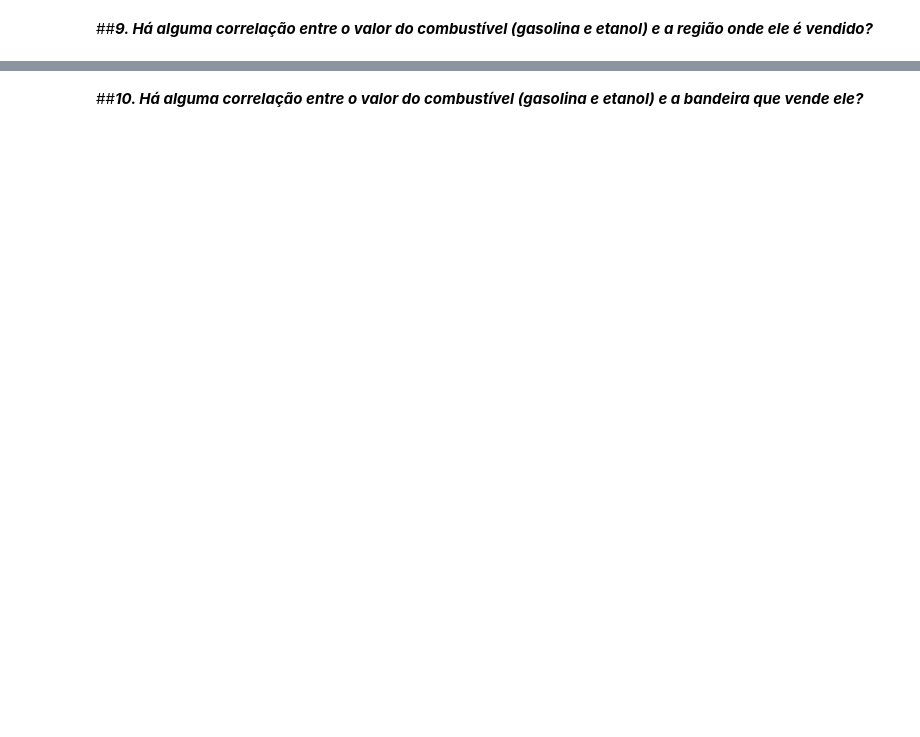
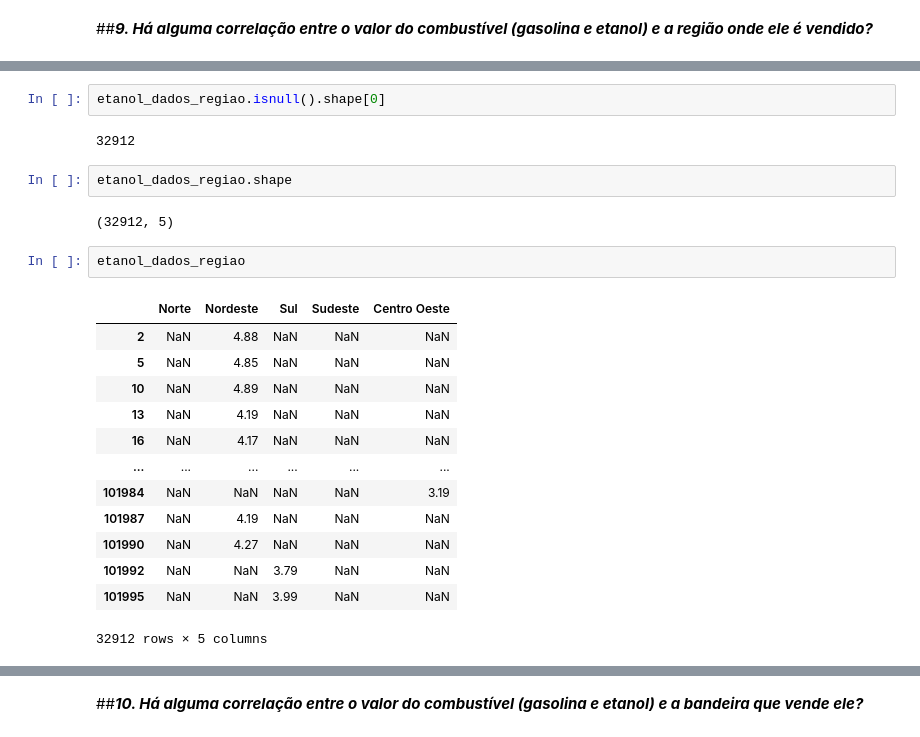
Before and after one commit to alsantosad/PROJECT-ROCKET, a Jupyter notebook: M4TRABALHO_EM_GRUPO.ipynb, the cells around one changed output, grey strips where cells are left out. Cells and saved outputs as stored; diff of their text form; blank space fills up the shorter version.

```diff
--- a/M4TRABALHO_EM_GRUPO.ipynb
+++ b/M4TRABALHO_EM_GRUPO.ipynb
@@ -350,0 +548,24 @@ plt.show()
+# %%
+etanol_dados_regiao.isnull().shape[0]
+# %% [output]
+32912
+# %%
+etanol_dados_regiao.shape
+# %% [output]
+(32912, 5)
+# %%
+etanol_dados_regiao
+# %% [output]
+|  | Norte | Nordeste | Sul | Sudeste | Centro Oeste |
+| 2 | NaN | 4.88 | NaN | NaN | NaN |
+| 5 | NaN | 4.85 | NaN | NaN | NaN |
+| 10 | NaN | 4.89 | NaN | NaN | NaN |
+| 13 | NaN | 4.19 | NaN | NaN | NaN |
+| 16 | NaN | 4.17 | NaN | NaN | NaN |
+| ... | ... | ... | ... | ... | ... |
+| 101984 | NaN | NaN | NaN | NaN | 3.19 |
+| 101987 | NaN | 4.19 | NaN | NaN | NaN |
+| 101990 | NaN | 4.27 | NaN | NaN | NaN |
+| 101992 | NaN | NaN | 3.79 | NaN | NaN |
+| 101995 | NaN | NaN | 3.99 | NaN | NaN |
+32912 rows × 5 columns
```
Also changed, not shown: parts of 65 cells of this notebook.
